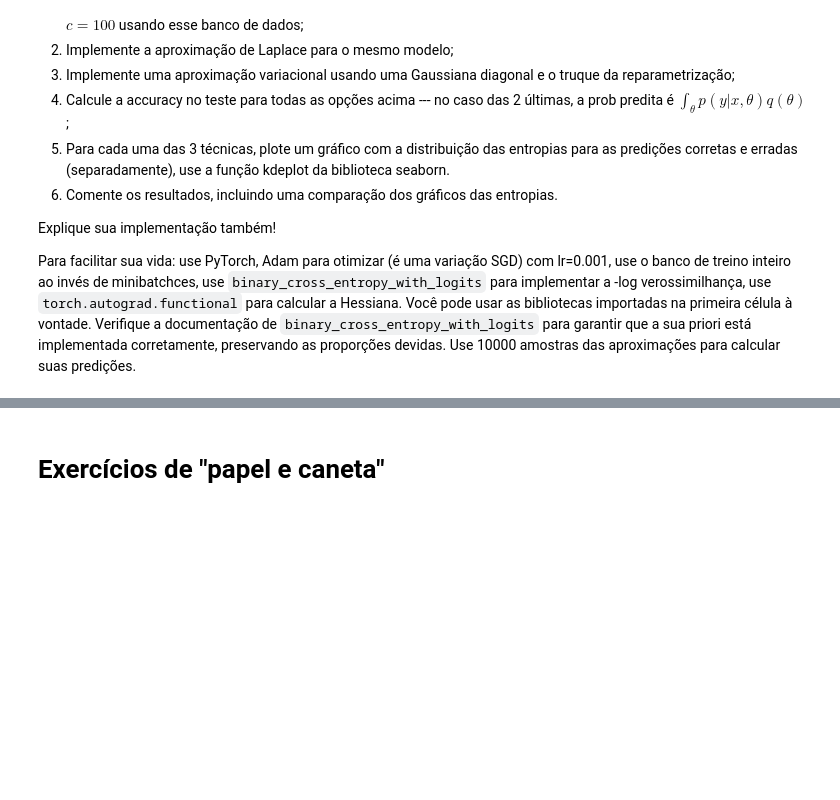
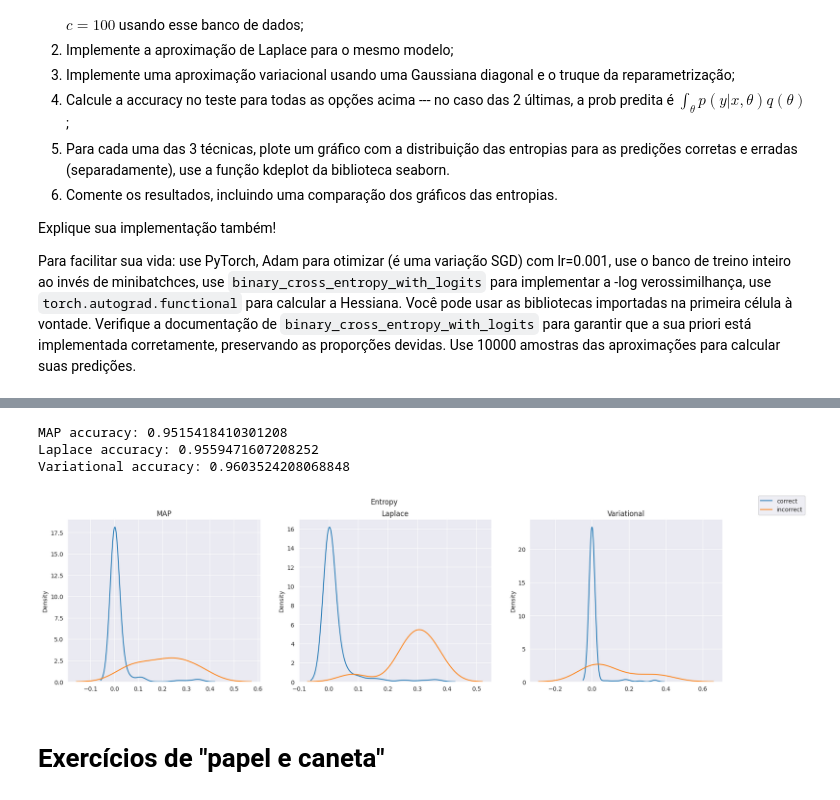
Before and after one commit to ViniAS/ML, a Jupyter notebook: ML_exercise_3.ipynb, the cells around one changed output, grey strips where cells are left out. Cells and saved outputs as stored; diff of their text form; code cells hidden in the pictures; blank space fills up the shorter version.

```diff
--- a/ML_exercise_3.ipynb
+++ b/ML_exercise_3.ipynb
@@ -74,12 +75,12 @@ def laplacian(X: torch.Tensor, y: torch.Tensor):
     prior = MultivariateNormal(torch.zeros(X.shape[1]), 100 * torch.eye(X.shape[1]))
     log_posterior = lambda theta: F.binary_cross_entropy_with_logits(X @ theta, y, reduction="sum") - prior.log_prob(theta)
     hessian_posterior = hessian(log_posterior, mode)
-    return MultivariateNormal(mode, torch.inverse(hessian_posterior))
 
-def laplacian_pred(X, laplacian_posterior):
-    samples = laplacian_posterior.sample((X.size(0),))
-    y_pred = X.mm(samples.t())
-    return y_pred
+    covariance_matrix = torch.inverse(hessian_posterior)
+    # a matriz de covariância deve ser simétrica, mas problemas numéricos podem fazer com que ela não seja
+    # então, forçamos simetria
+    covariance_matrix = (covariance_matrix + covariance_matrix.t()) / 2
+    return MultivariateNormal(mode, covariance_matrix)
+
 
 laplacian_approx = laplacian(Xtrain,ytrain)
-y_pred_laplacian = laplacian_pred(X,laplacian_approx)
@@ -87,0 +87,7 @@ y_pred_laplacian = laplacian_pred(X,laplacian_approx)
+# %%
+def laplacian_pred(X, laplacian_posterior):
+    samples = laplacian_posterior.sample((10_000,))
+    y_pred = X.mm(samples.t()).mean(dim=1)
+    return y_pred
+
+pred_laplacian = laplacian_pred(Xtest,laplacian_approx)
@@ -88,3 +117,43 @@ y_pred_laplacian = laplacian_pred(X,laplacian_approx)
+# %%
+def variational_pred(X, variational_posterior):
+    samples = variational_posterior.sample((10_000,))
+    y_pred = X.mm(samples.t()).mean(dim=1)
+    return y_pred
+
+var_pred = variational_pred(Xtest, var_aprox_posterior)
+# %%
+def accuracy(y_pred, y_true):
+    y_pred = torch.sigmoid(y_pred)
+    y_pred = (y_pred > 0.5).float()
+    return (y_pred == y_true).float().mean()
+
+print(f"MAP accuracy: {accuracy(pred_map, ytest)}")
+print(f"Laplace accuracy: {accuracy(pred_laplacian, ytest)}")
+print(f"Variational accuracy: {accuracy(var_pred, ytest)}")
+# %% [output]
+MAP accuracy: 0.9515418410301208
+Laplace accuracy: 0.9559471607208252
+Variational accuracy: 0.9603524208068848
+# %%
+def entropy_grafics(ax,y_pred, y_true):
+    y_pred = torch.sigmoid(y_pred)
+    correct = (y_pred > 0.5).float() == y_true
+    incorrect = ~correct
+    sns.kdeplot((-y_pred[correct]*torch.log(y_pred[correct])).detach().numpy(), label="correct", ax=ax)
+    sns.kdeplot((-y_pred[incorrect]*torch.log(y_pred[incorrect])).detach().numpy(), label="incorrect", ax=ax)
+# %%
+fig, axs = plt.subplots(1,3, figsize=(20, 5))
+entropy_grafics(axs[0],pred_map, ytest)
+axs[0].set_title("MAP")
+fig.legend()
+entropy_grafics(axs[1],pred_laplacian, ytest)
+axs[1].set_title("Laplace")
+entropy_grafics(axs[2],var_pred, ytest)
+axs[2].set_title("Variational")
+fig.suptitle("Entropy")
+plt.show()
+# %% [output]
+[figure, added]
 # %% [markdown]
 # Exercícios de "papel e caneta"
 # %% [markdown]
```
Also changed, not shown: parts of 8 cells of this notebook.
